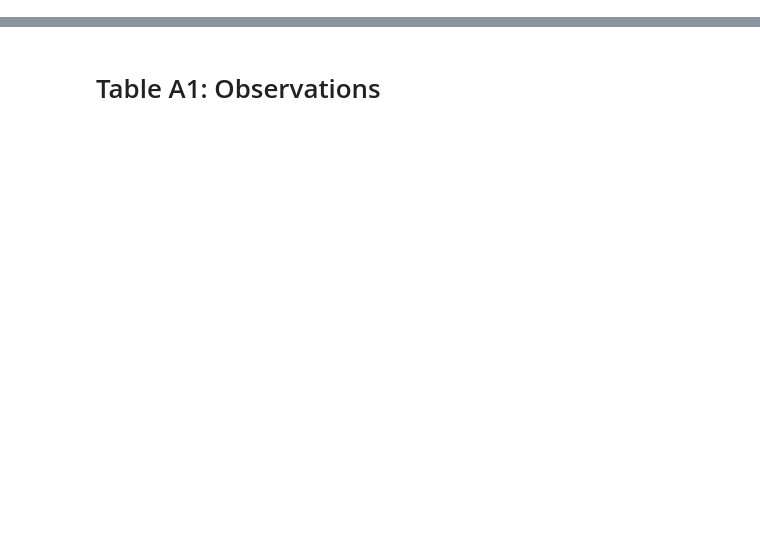
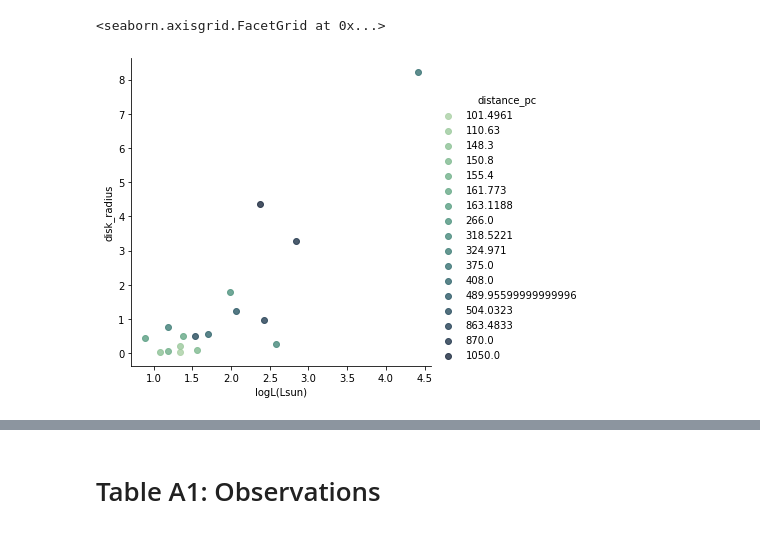
Before and after one commit to marcosarenal/gravity-data-reduction, a Jupyter notebook: Marcos2020_tables.ipynb, the cells around one changed output, grey strips where cells are left out. Cells and saved outputs as stored; diff of their text form; code cells hidden in the pictures; blank space fills up the shorter version.

Commit message:
Clean up of Tables notebook
Clean up of Tables notebook

```diff
--- a/Marcos2020_tables.ipynb
+++ b/Marcos2020_tables.ipynb
@@ -24,0 +181,3 @@ import pandas as pd
+# %%
+table4_millan_gabet_2006 = pd.read_csv("./tables/table4_millan_2006.csv", sep=';', header=0)
+#print(table4_millan_gabet_2006.to_markdown(showindex=False))
@@ -24,0 +284,5 @@ import pandas as pd
+# %%
+sns.lmplot(x='logL(Lsun)', y='disk_radius', data=table4_millan_gabet_2006,hue='distance_pc', palette="ch:r=-.5,l=.75")
+# %% [output]
+<seaborn.axisgrid.FacetGrid at 0x...>
+[figure, added]
```
Also changed, not shown: parts of 22 cells of this notebook, 7 other files.
